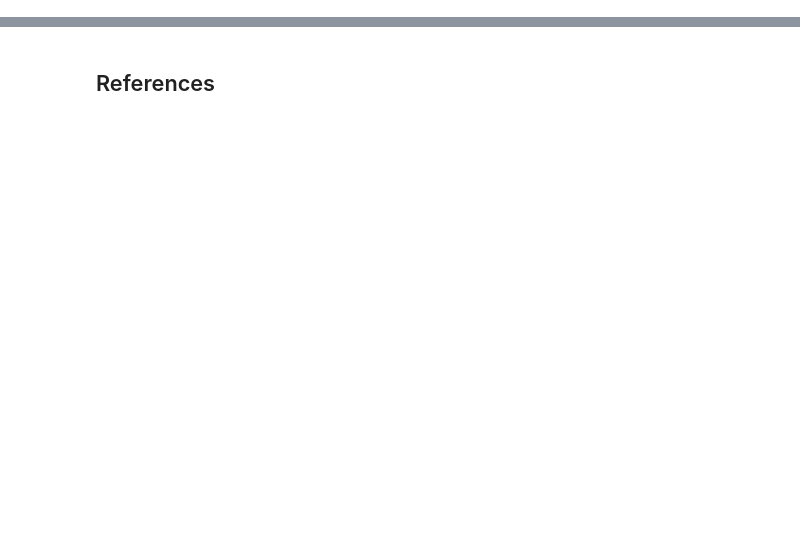
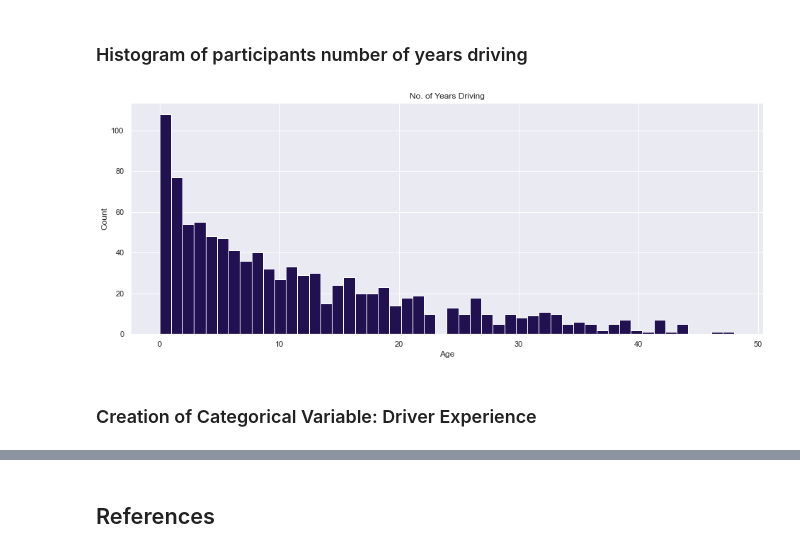
Before and after one commit to Lennyc123/pda-project, a Jupyter notebook: Programming for Data Analysis - Project 2020, by Leonard Curtin.ipynb, the cells around one changed output, grey strips where cells are left out. Cells and saved outputs as stored; diff of their text form; code cells hidden in the pictures; blank space fills up the shorter version.

```diff
--- a/Programming for Data Analysis - Project 2020, by Leonard Curtin.ipynb
+++ b/Programming for Data Analysis - Project 2020, by Leonard Curtin.ipynb
@@ -172,0 +201,9 @@ The causes of motor vehicle collisions are complex, but broadly depend on charac
+# %%
+rng = default_rng(1)
+
+# Creating variable where output is either 0 or 1
+gender = rng.binomial(1, .5, 1000)
+# Assigning values for 0 and 1 i.e. male or female
+df['gender'] = np.where(gender > 0, 'male' , 'female')
+# Printing the dataframe to view its new addition
+df
@@ -172,0 +228,13 @@ The causes of motor vehicle collisions are complex, but broadly depend on charac
+# %%
+rng = default_rng(5)
+
+# Creating a list
+yearsdriving = []
+
+# for loop to iterate through age variable
+for x in df['age']:
+    # addition of info to list when a specific condition is met
+    yearsdriving.append( 0 if x == 17 else rng.integers(0, x-17))
+
+#Creating column within dataframe
+df['years of driving'] = yearsdriving
@@ -172,0 +258,11 @@ The causes of motor vehicle collisions are complex, but broadly depend on charac
+# %% [markdown]
+### Histogram of participants number of years driving
+# %%
+plt.hist(x=yearsdriving, histtype="bar", bins=50)
+plt.xlabel('Age')
+plt.ylabel('Count')
+plt.title('No. of Years Driving');
+# %% [output]
+[figure, added]
+# %% [markdown]
+### Creation of Categorical Variable: Driver Experience
```
Also changed, not shown: parts of 123 cells of this notebook.
